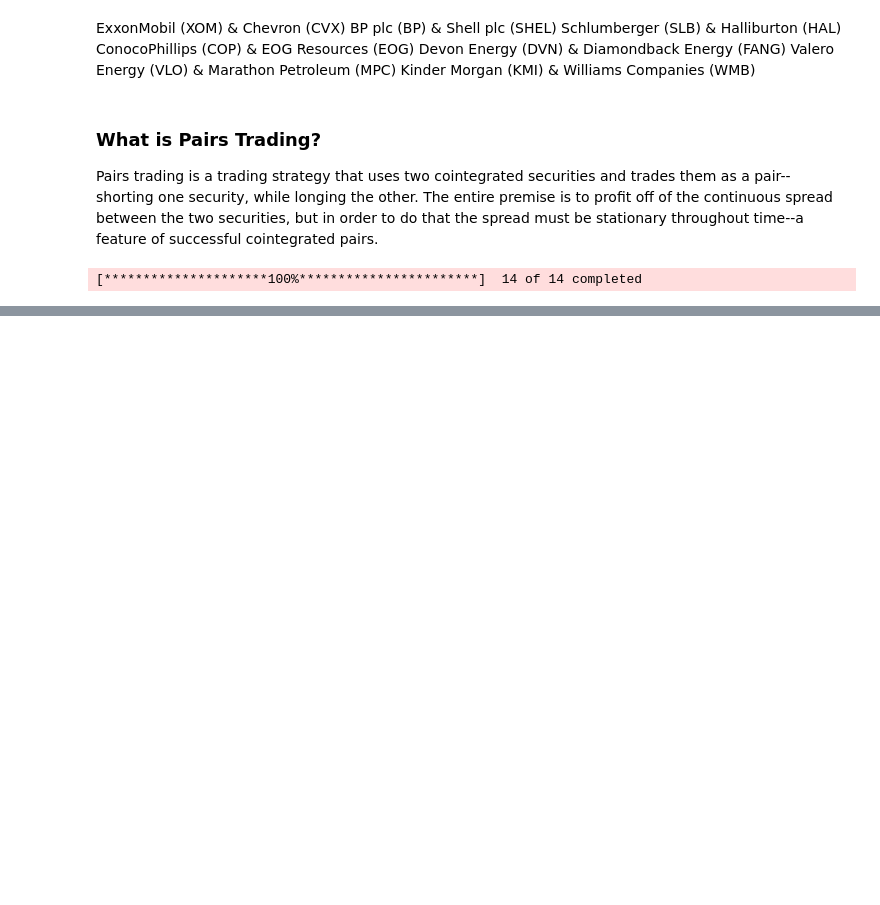
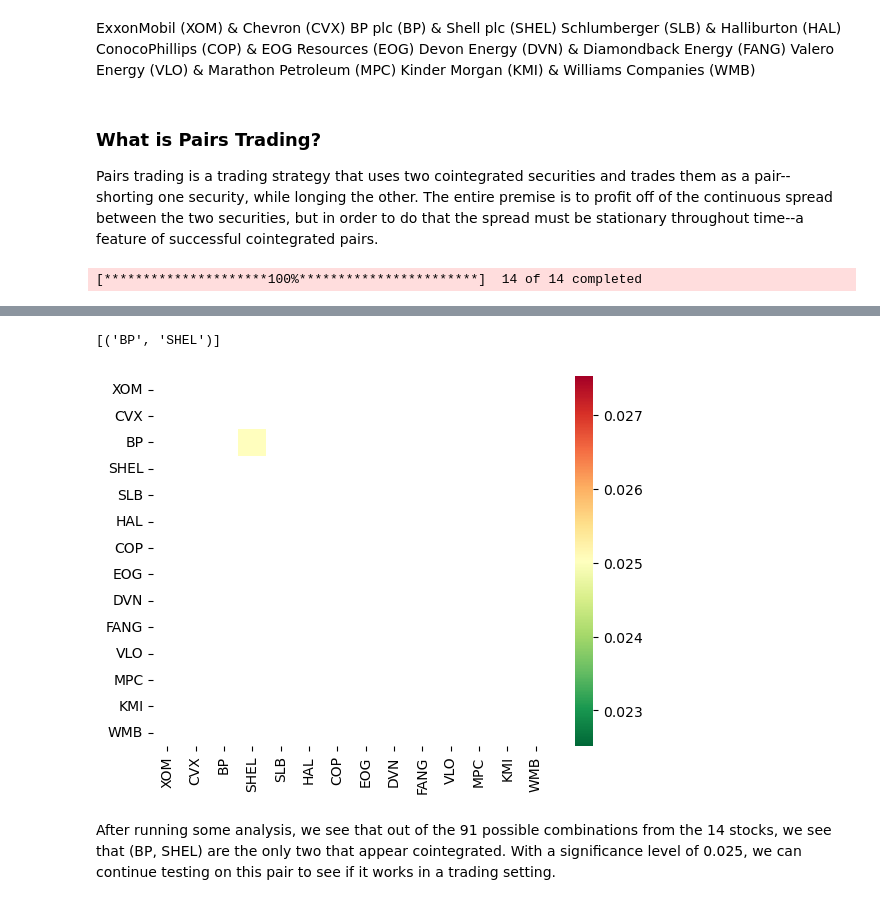
Before and after one commit to jprietoz/pairs-trading, a Jupyter notebook: EquitiesPT.ipynb, the cells around one changed output, grey strips where cells are left out. Saved outputs shown, nothing was run; the diff lists cells and outputs as text; code cells hidden in the pictures; blank space fills up the shorter version.

```diff
--- a/EquitiesPT.ipynb
+++ b/EquitiesPT.ipynb
@@ -56,0 +62,21 @@ Index(['Close', 'High', 'Low', 'Open', 'Volume'], dtype='object', name='Price')
+# %%
+def find_cointegrated_pairs(stocks_data):
+    n = len(tickers) #number of stocks working with
+    score_matrix = np.zeros((n, n))
+    pvalue_matrix = np.ones((n, n))
+    pairs = []
+    for i in range(n):
+        for j in range(i+1, n):
+            Stock1 = stocks_data[tickers[i]]
+            print(Stock1)
+            Stock2 = stocks_data[tickers[j]]
+            result = coint(Stock1, Stock2)
+            score = result[0]
+            pvalue = result[1]
+            score_matrix[i, j] = score
+            pvalue_matrix[i, j] = pvalue
+            if pvalue < 0.05:
+                pairs.append((tickers[i], tickers[j]))
+    return score_matrix, pvalue_matrix, pairs
+# %%
+scores, pvalues, pairs = find_cointegrated_pairs(stocks_data)
@@ -56,0 +101,11 @@ Index(['Close', 'High', 'Low', 'Open', 'Volume'], dtype='object', name='Price')
+# %%
+
+sns.heatmap(pvalues, xticklabels=tickers, yticklabels=tickers, cmap='RdYlGn_r'
+                , mask = (pvalues >= 0.05)
+                )
+print(pairs)
+# %% [output]
+[('BP', 'SHEL')]
+[figure, added]
+# %% [markdown]
+After running some analysis, we see that out of the 91 possible combinations from the 14 stocks, we see that (BP, SHEL) are the only two that appear cointegrated. With a significance level of 0.025, we can continue testing on this pair to see if it works in a trading setting.
```
Also changed, not shown: parts of 7 cells of this notebook.
